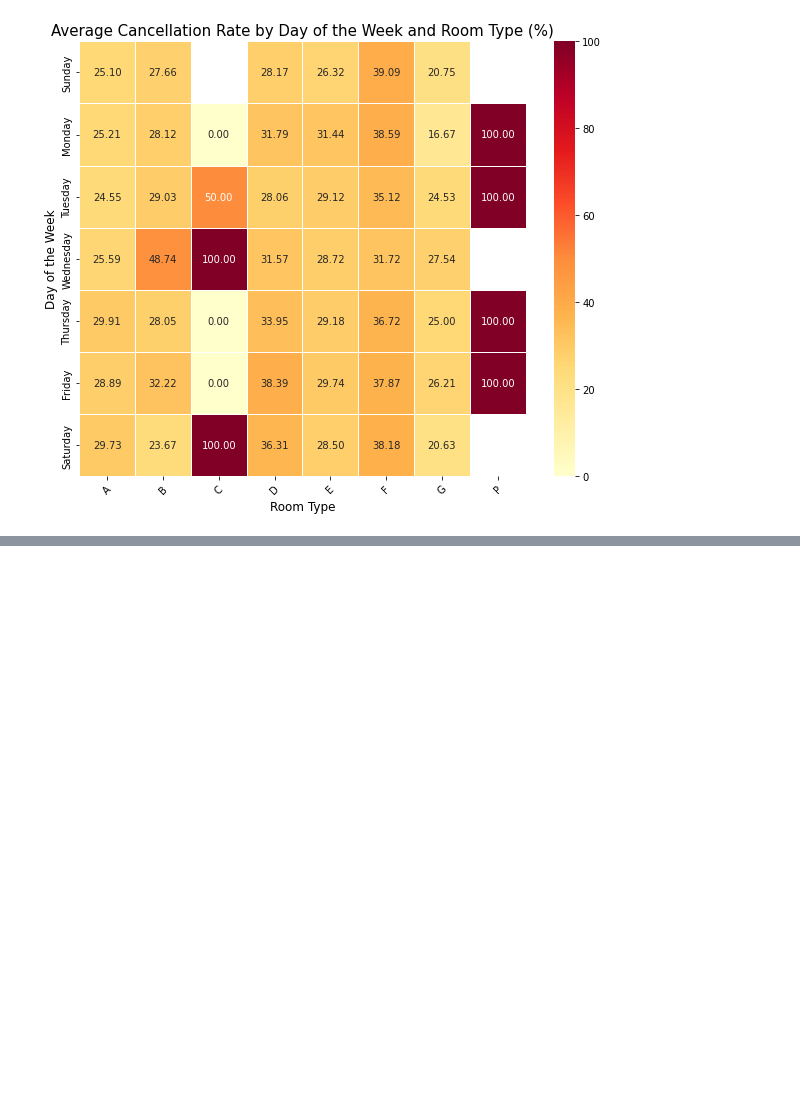
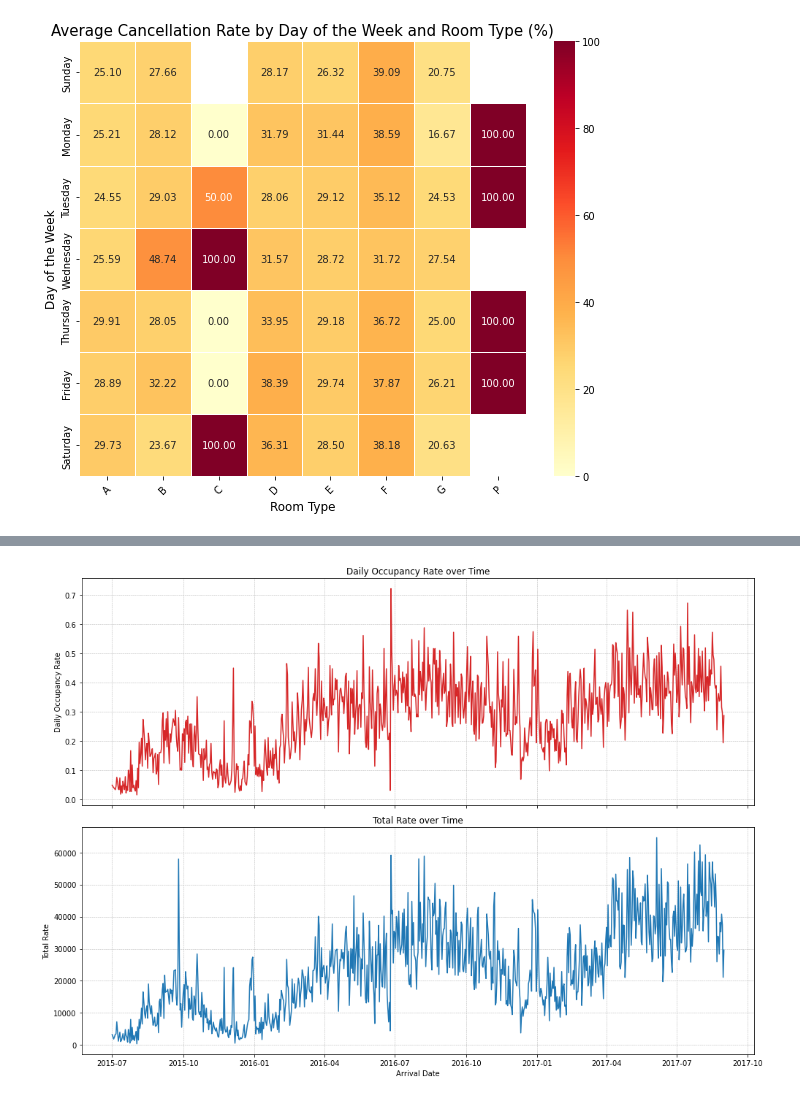
Before and after one commit to dooinn/hotel_cancellation_prediction, a Jupyter notebook: 2_eda_indept.ipynb, the cells around one changed output, grey strips where cells are left out. Saved outputs shown, nothing was run; the diff lists cells and outputs as text; code cells hidden in the pictures; blank space fills up the shorter version.

```diff
--- a/2_eda_indept.ipynb
+++ b/2_eda_indept.ipynb
@@ -701,0 +718,34 @@ plt.show()
+# %%
+import matplotlib.pyplot as plt
+
+# Convert the 'arrival_date' column to datetime format
+hotel_data['arrival_date'] = pd.to_datetime(hotel_data['arrival_date'])
+
+# Aggregate the data by 'arrival_date'
+aggregated_data = hotel_data.groupby('arrival_date').agg({
+    'daily_occupancy_rate': 'sum',
+    'total_rate': 'sum'
+}).reset_index()
+
+# Plot the aggregated data
+# Separate plots for daily_occupancy_rate and total_rate
+
+fig, (ax1, ax2) = plt.subplots(2, 1, figsize=(14, 10), sharex=True)
+
+# Plot for daily_occupancy_rate
+ax1.plot(aggregated_data['arrival_date'], aggregated_data['daily_occupancy_rate'], color='tab:red')
+ax1.set_ylabel('Daily Occupancy Rate')
+ax1.set_title('Daily Occupancy Rate over Time')
+ax1.grid(True, which='both', linestyle='--', linewidth=0.5)
+
+# Plot for total_rate
+ax2.plot(aggregated_data['arrival_date'], aggregated_data['total_rate'], color='tab:blue')
+ax2.set_xlabel('Arrival Date')
+ax2.set_ylabel('Total Rate')
+ax2.set_title('Total Rate over Time')
+ax2.grid(True, which='both', linestyle='--', linewidth=0.5)
+
+fig.tight_layout()
+plt.show()
+# %% [output]
+[figure, added]
```
Also changed, not shown: parts of 1 cell of this notebook, 3 other files.
